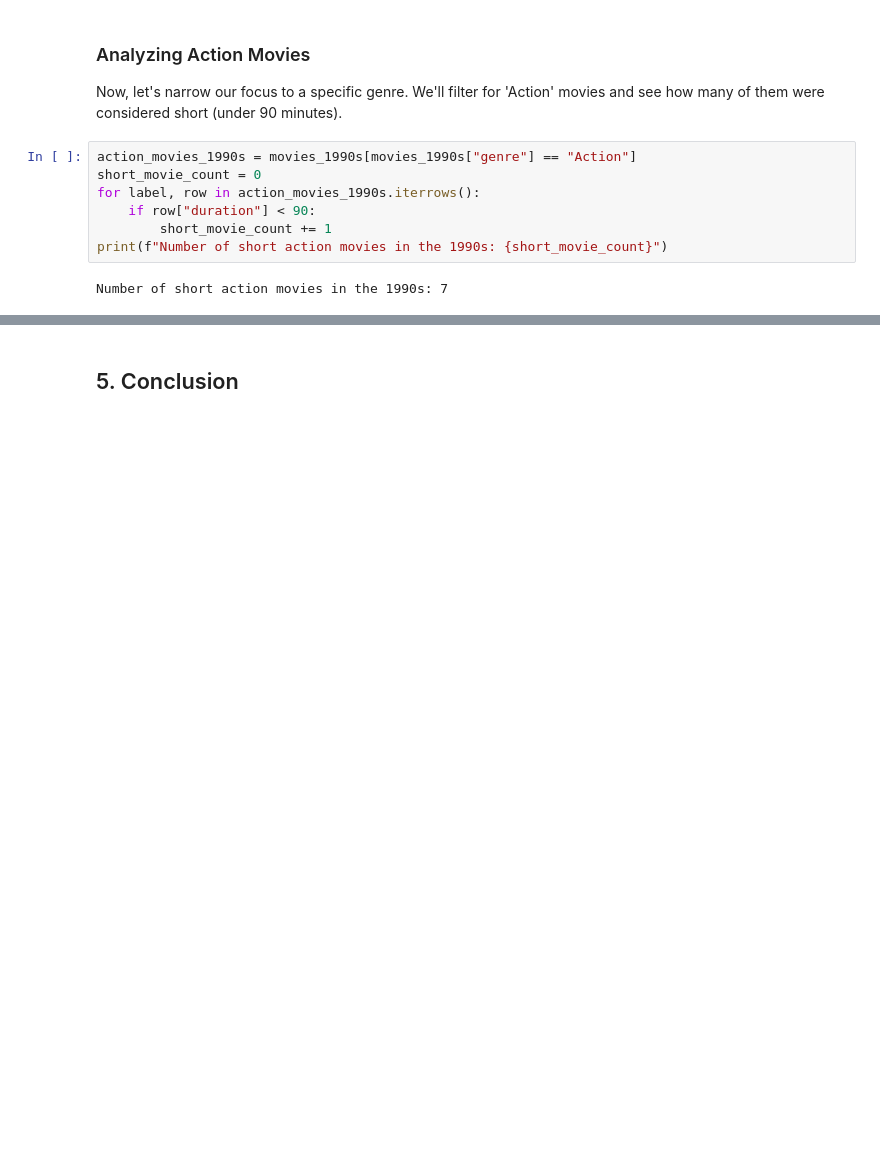
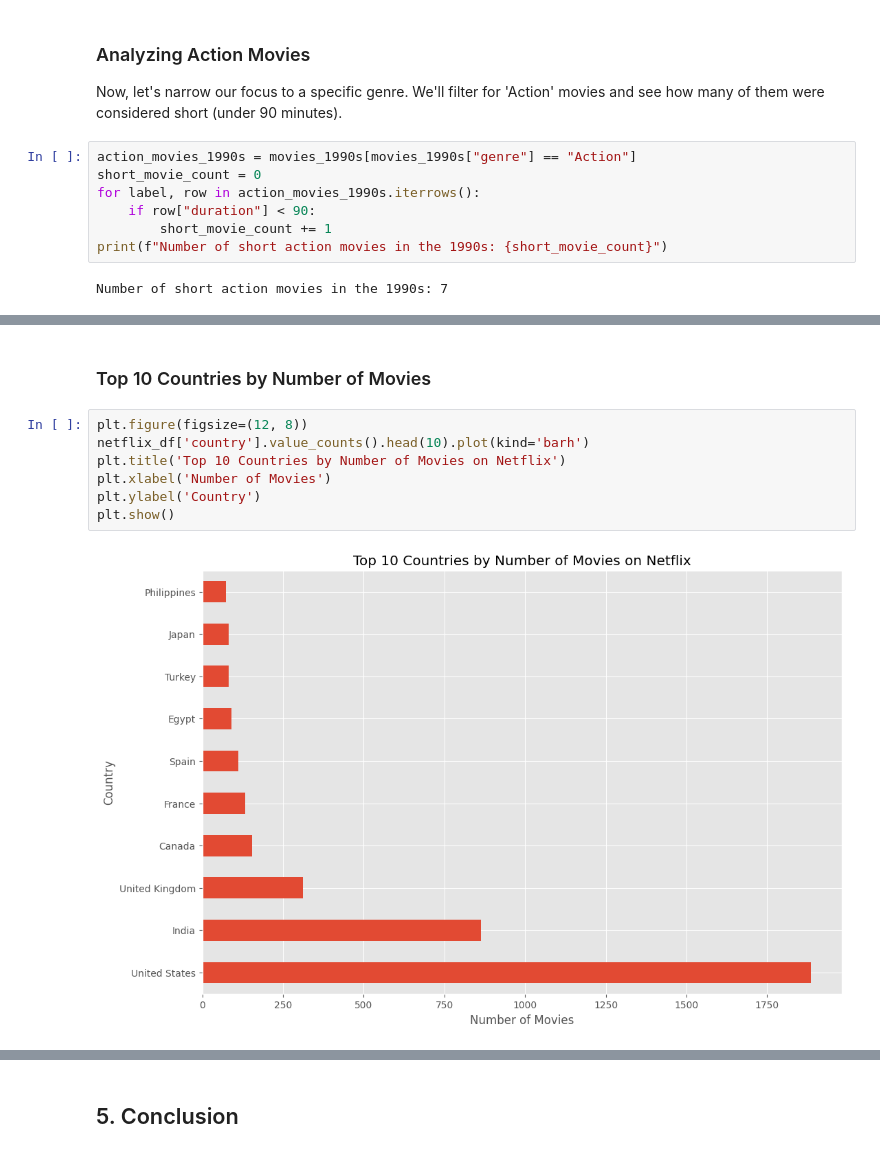
Before and after one commit to flegaspi700/AI-Learning-Journey, a Jupyter notebook: 001_Data_Analysis/EDA_Netflix_Movies.ipynb, the cells around one changed output, grey strips where cells are left out. Drawn from its saved outputs; the diff is of its cells as text; blank space fills up the shorter version.

```diff
--- a/001_Data_Analysis/EDA_Netflix_Movies.ipynb
+++ b/001_Data_Analysis/EDA_Netflix_Movies.ipynb
@@ -73,0 +85,11 @@ Number of short action movies in the 1990s: 7
+# %% [markdown]
+### Top 10 Countries by Number of Movies
+# %%
+plt.figure(figsize=(12, 8))
+netflix_df['country'].value_counts().head(10).plot(kind='barh')
+plt.title('Top 10 Countries by Number of Movies on Netflix')
+plt.xlabel('Number of Movies')
+plt.ylabel('Country')
+plt.show()
+# %% [output]
+[figure, added]
```
Also changed, not shown: parts of 5 cells of this notebook, 1 other file.
